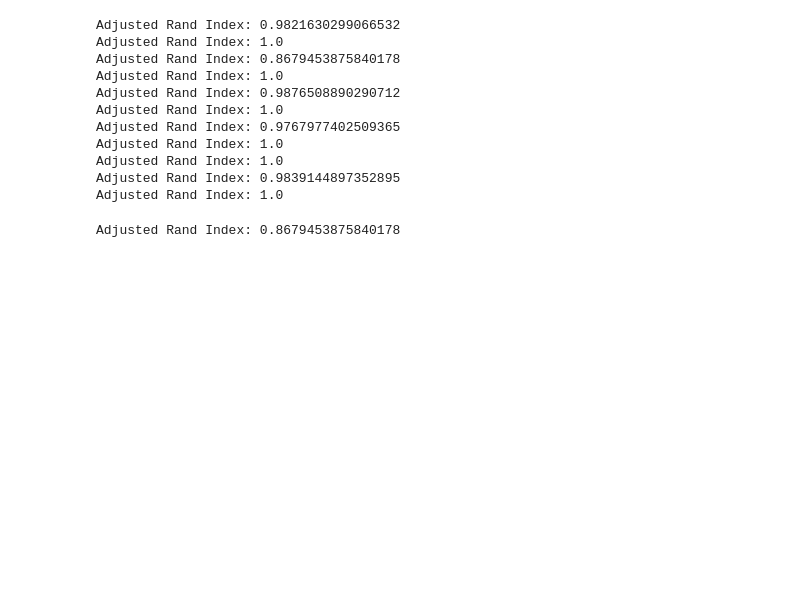
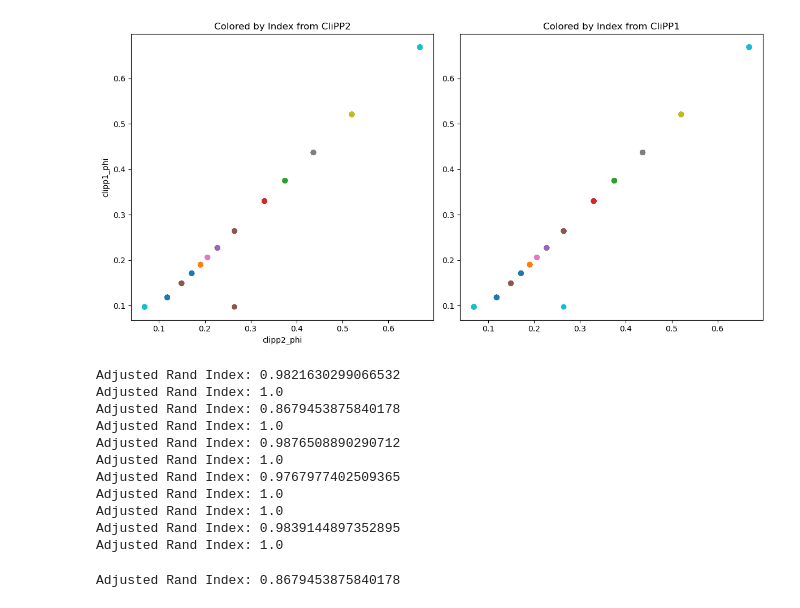
Before and after one commit to yuadamding/Multi_Region_CliPP, a Jupyter notebook: test50.ipynb, the cells around one changed output. Drawn from its saved outputs; the diff is of its cells as text; code cells hidden in the pictures; blank space fills up the shorter version.

```diff
--- a/test50.ipynb
+++ b/test50.ipynb
@@ -26,3 +49,41 @@ ray.shutdown()
+# %%
+i = 0
+lam = gamma_list[i]
+clip_res = pd.read_csv(f'/Users/yuding/Dropbox/MDA/Subclonal Reconstruction/CliPP-1.2.1/sample_id/preliminary_result/lam{lam}_label.txt', sep='\t', header=None)
+clip_phi = pd.read_csv(f'/Users/yuding/Dropbox/MDA/Subclonal Reconstruction/CliPP-1.2.1/sample_id/preliminary_result/lam{lam}_phi.txt', sep='\t', header=None)
+clip_res = clip_res.to_numpy()
+clip_res = clip_res.reshape(-1)
+clip_phi = clip_phi.to_numpy()
+clip_phi = clip_phi.reshape(-1)
+df = {
+    'mutation' : [i + 1 for i in range(100)],
+    'clipp2_phi' : res[i]['phi'].reshape(-1),
+    'clipp2_label' : res[i]['label'],
+    'clip_phi' : clip_phi,
+    'clip_res' : clip_res
+}
+# %%
+import matplotlib.pyplot as plt
+# Create scatter plot
+groups1 = df['clipp2_label']
+groups2 = df['clip_res']
+
+fig, axes = plt.subplots(1, 2, figsize=(12, 6))
+
+axes[0].scatter(df['clipp2_phi'], df['clip_phi'], c=groups1, cmap='tab10')
+axes[0].set_xlabel('clipp2_phi')
+axes[0].set_ylabel('clipp1_phi')
+axes[0].set_title('Colored by Index from CliPP2')
+
+axes[1].scatter(df['clipp2_phi'], df['clip_phi'], c=groups2, cmap='tab10')
+axes[0].set_xlabel('clipp2_phi')
+axes[0].set_ylabel('clipp1_phi')
+axes[1].set_title('Colored by Index from CliPP1')
+
+plt.tight_layout()
+plt.show()
+# %% [output]
+[figure, added]
 # %%
 for i in range(len(gamma_list)):
     clip2_res = res[i]['label']
```
Also changed, not shown: parts of 2 cells of this notebook, 16 other files.
